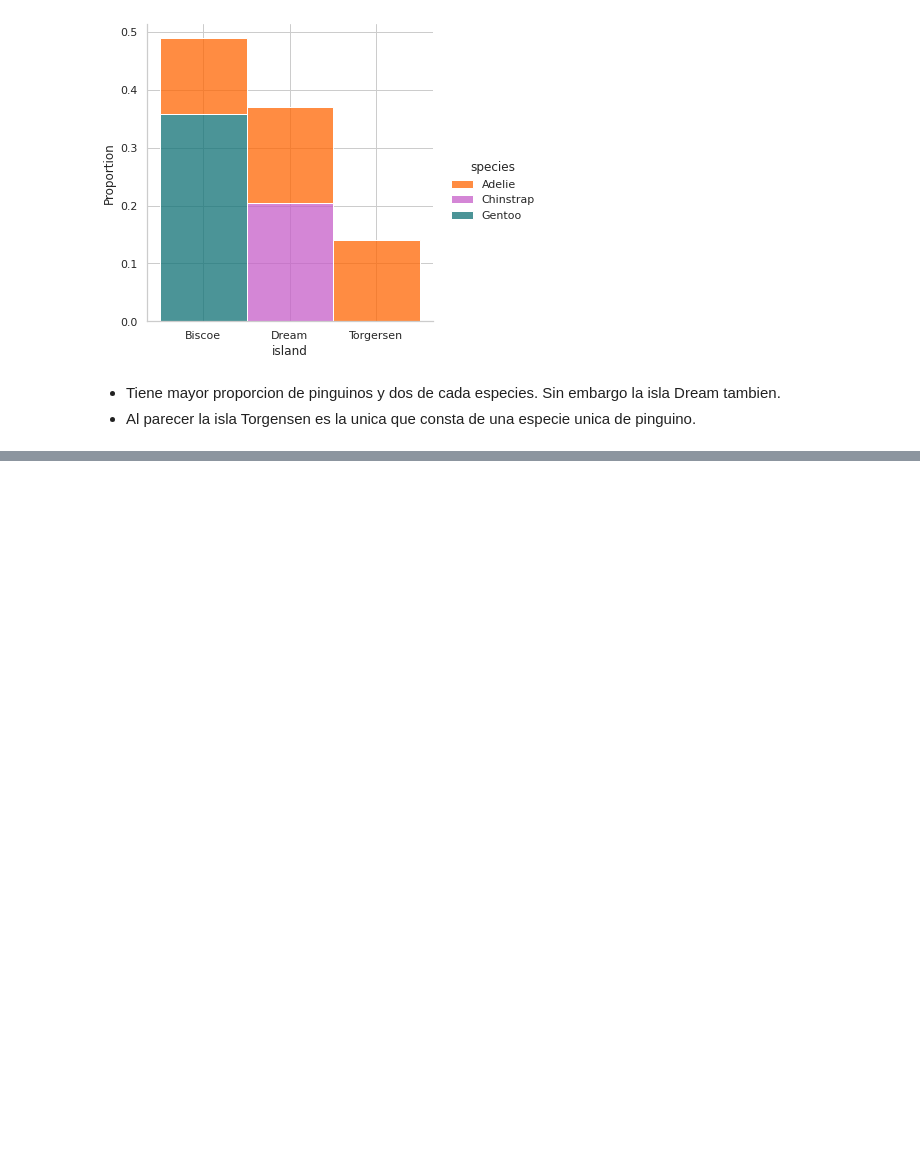
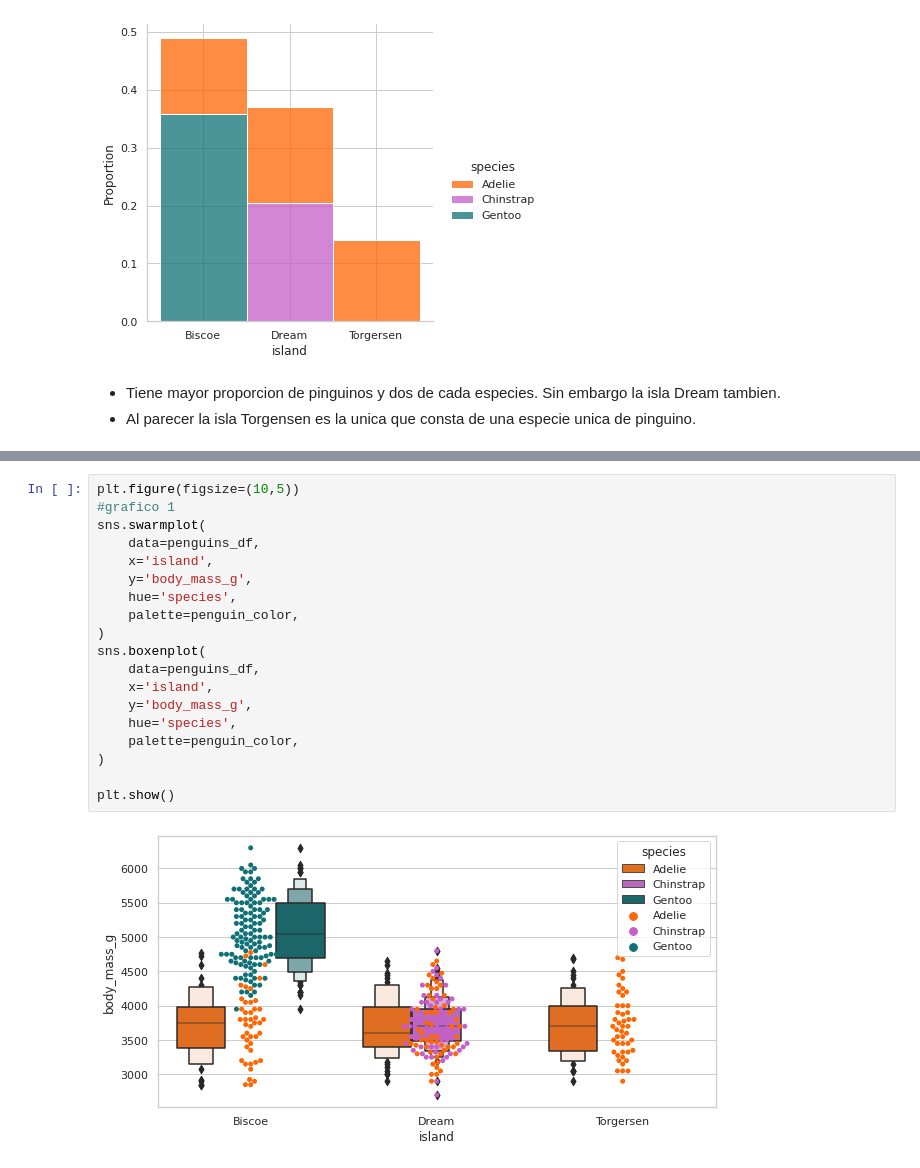
Before and after one commit to mazzaroli/EDA, a Jupyter notebook: project/notebook.ipynb, the cells around one changed output, grey strips where cells are left out. Saved outputs shown, nothing was run; the diff lists cells and outputs as text; blank space fills up the shorter version.

```diff
--- a/project/notebook.ipynb
+++ b/project/notebook.ipynb
@@ -566,0 +577,21 @@ sns.displot(
+# %%
+plt.figure(figsize=(10,5))
+#grafico 1
+sns.swarmplot(
+    data=penguins_df,
+    x='island',
+    y='body_mass_g',
+    hue='species',
+    palette=penguin_color,
+)
+sns.boxenplot(
+    data=penguins_df,
+    x='island',
+    y='body_mass_g',
+    hue='species',
+    palette=penguin_color,
+)
+
+plt.show()
+# %% [output]
+[figure, added]
```
Also changed, not shown: parts of 13 cells of this notebook, 2 other files.
